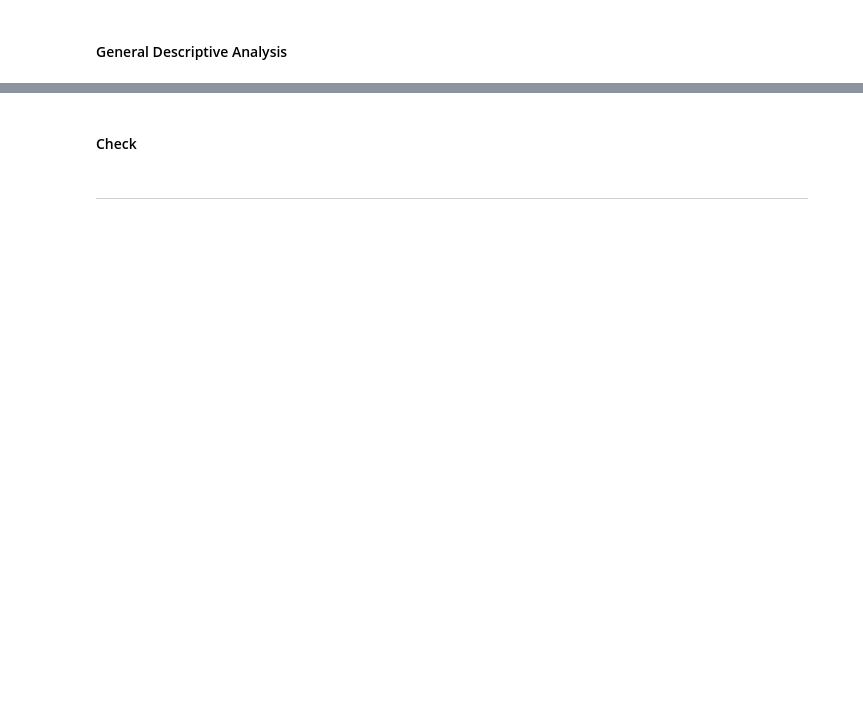
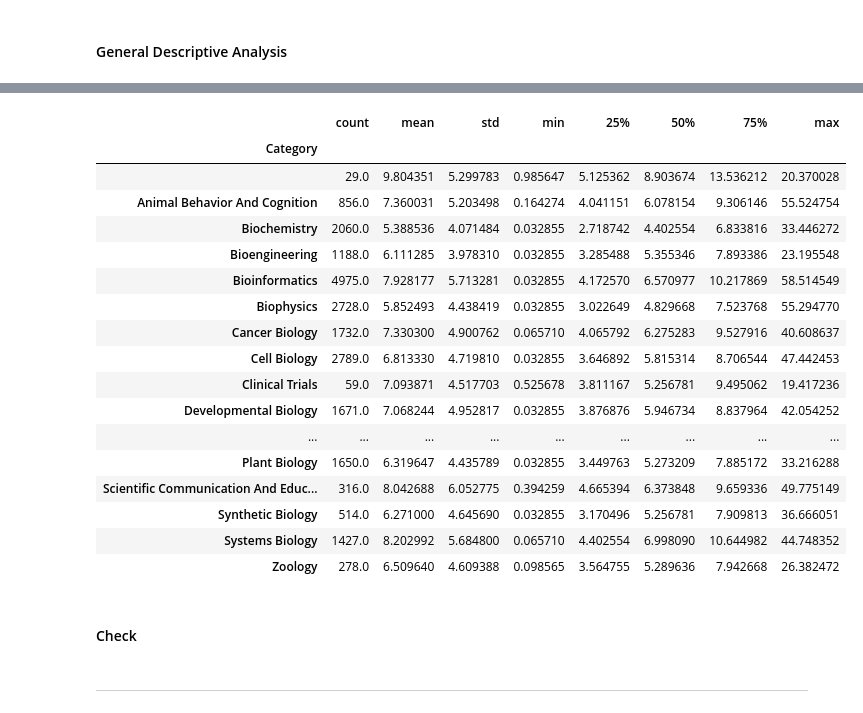
Before and after one commit to jlee2843/Peer-Review-2022, a Jupyter notebook: API-Biorvix.ipynb, the cells around one changed output, grey strips where cells are left out. Cells and saved outputs as stored; diff of their text form; code cells hidden in the pictures; blank space fills up the shorter version.

```diff
--- a/API-Biorvix.ipynb
+++ b/API-Biorvix.ipynb
@@ -401,7 +428,7 @@ end_interval: str = '2020-12-31'
 # %%
 # "local" variables
 url: str = f'{base_url}/{query_type}/{server}/{start_interval}/{end_interval}'
-path: str = f'pub-{query_type}-{server}-{start_interval}!{end_interval}-{datetime.now()}'
+path: str = f'data/pub-{query_type}-{server}-{start_interval}!{end_interval}-{datetime.now()}'
 step = 100
 pubs_df = None
 
@@ -466,0 +653,25 @@ freq_count(pubs_df, 'Published_Date')
+# %%
+#freq count by category
+tmp = pubs_df
+tmp['Time_Month'] = pubs_df.Published_Date.subtract(pubs_df.Preprint_Date).divide(np.timedelta64(1, 'M')).where(pubs_df.Published_Date > pubs_df.Preprint_Date)
+#tmp.Time_Month = tmp.
+tmp.groupby(['Category'], as_index=True).Time_Month.describe()
+# %% [output]
+|  | count | mean | std | min | 25% | 50% | 75% | max |
+| Category |  |  |  |  |  |  |  |  |
+|  | 29.0 | 9.804351 | 5.299783 | 0.985647 | 5.125362 | 8.903674 | 13.536212 | 20.370028 |
+| Animal Behavior And Cognition | 856.0 | 7.360031 | 5.203498 | 0.164274 | 4.041151 | 6.078154 | 9.306146 | 55.524754 |
+| Biochemistry | 2060.0 | 5.388536 | 4.071484 | 0.032855 | 2.718742 | 4.402554 | 6.833816 | 33.446272 |
+| Bioengineering | 1188.0 | 6.111285 | 3.978310 | 0.032855 | 3.285488 | 5.355346 | 7.893386 | 23.195548 |
+| Bioinformatics | 4975.0 | 7.928177 | 5.713281 | 0.032855 | 4.172570 | 6.570977 | 10.217869 | 58.514549 |
+| Biophysics | 2728.0 | 5.852493 | 4.438419 | 0.032855 | 3.022649 | 4.829668 | 7.523768 | 55.294770 |
+| Cancer Biology | 1732.0 | 7.330300 | 4.900762 | 0.065710 | 4.065792 | 6.275283 | 9.527916 | 40.608637 |
+| Cell Biology | 2789.0 | 6.813330 | 4.719810 | 0.032855 | 3.646892 | 5.815314 | 8.706544 | 47.442453 |
+| Clinical Trials | 59.0 | 7.093871 | 4.517703 | 0.525678 | 3.811167 | 5.256781 | 9.495062 | 19.417236 |
+| Developmental Biology | 1671.0 | 7.068244 | 4.952817 | 0.032855 | 3.876876 | 5.946734 | 8.837964 | 42.054252 |
+| ... | ... | ... | ... | ... | ... | ... | ... | ... |
+| Plant Biology | 1650.0 | 6.319647 | 4.435789 | 0.032855 | 3.449763 | 5.273209 | 7.885172 | 33.216288 |
+| Scientific Communication And Educ... | 316.0 | 8.042688 | 6.052775 | 0.394259 | 4.665394 | 6.373848 | 9.659336 | 49.775149 |
+| Synthetic Biology | 514.0 | 6.271000 | 4.645690 | 0.032855 | 3.170496 | 5.256781 | 7.909813 | 36.666051 |
+| Systems Biology | 1427.0 | 8.202992 | 5.684800 | 0.065710 | 4.402554 | 6.998090 | 10.644982 | 44.748352 |
+| Zoology | 278.0 | 6.509640 | 4.609388 | 0.098565 | 3.564755 | 5.289636 | 7.942668 | 26.382472 |
```
Also changed, not shown: parts of 20 cells of this notebook.
